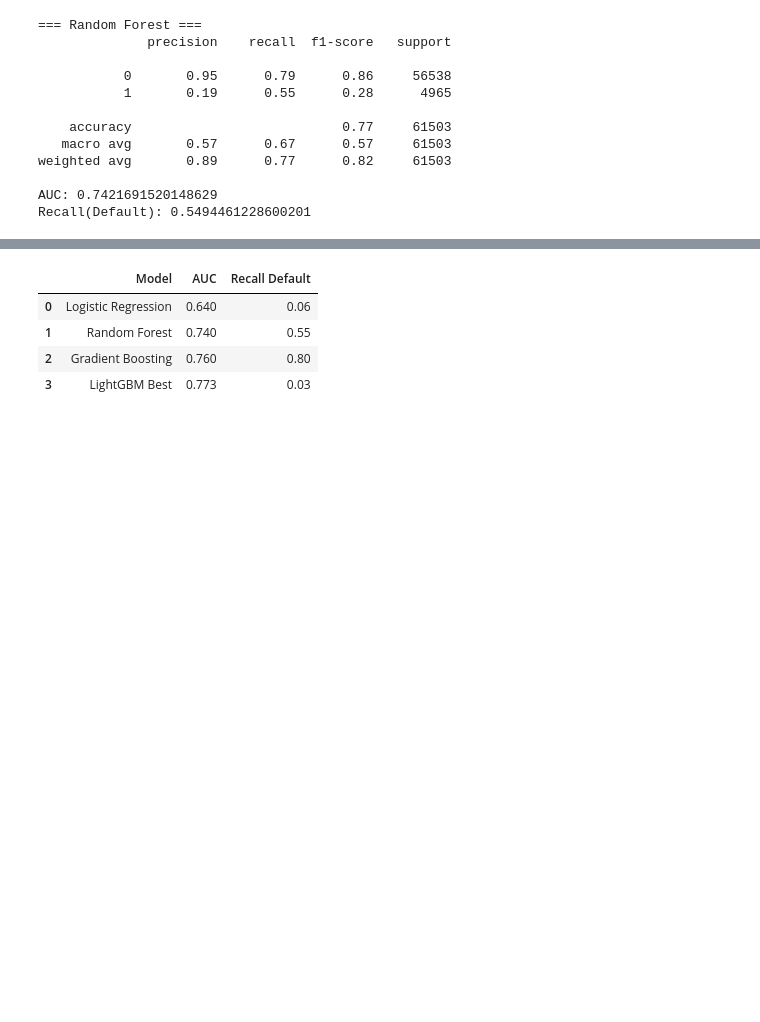
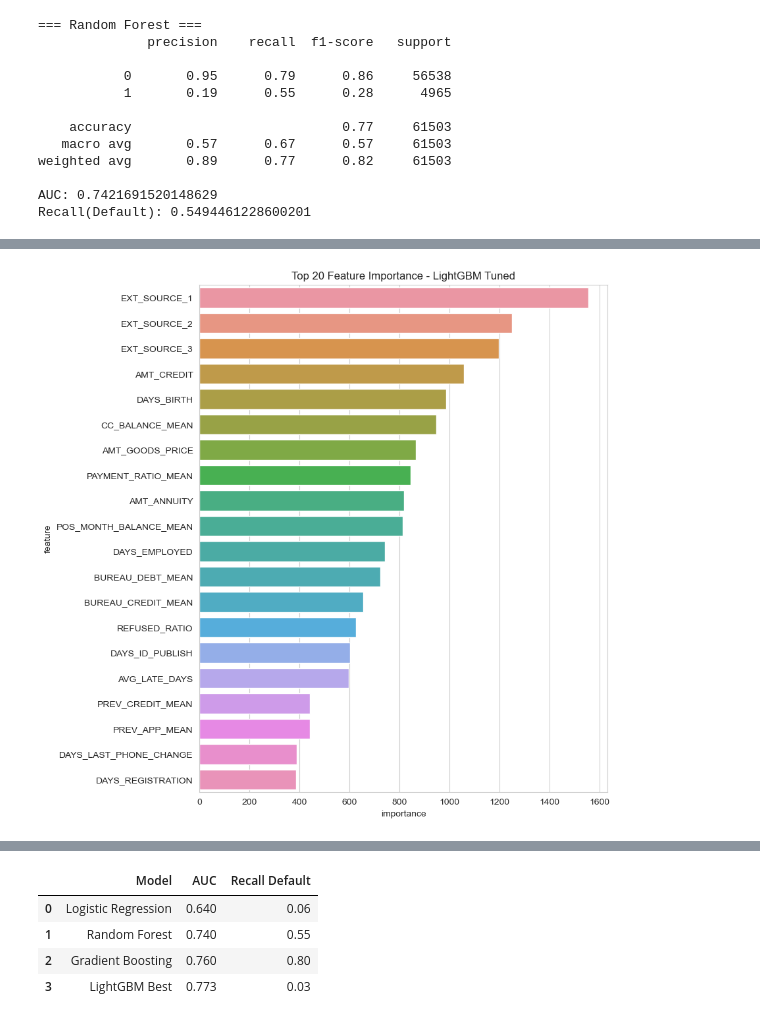
Before and after one commit to wahyudi333/Final-Task---Rakamin-x-Home-Credit-Indonesia, a Jupyter notebook: Final Task - Rakamin x Home Credit Indonesia.ipynb, the cells around one changed output, grey strips where cells are left out. Cells and saved outputs as stored; diff of their text form; code cells hidden in the pictures; blank space fills up the shorter version.

```diff
--- a/Final Task - Rakamin x Home Credit Indonesia.ipynb
+++ b/Final Task - Rakamin x Home Credit Indonesia.ipynb
@@ -529,3 +529,23 @@ plt.show()
+# %%
+# ambil nama kolom hasil transformasi OHE
+ohe_cols = preprocess.named_transformers_['cat'].get_feature_names_out(cat_cols)
+
+# gabungkan fitur kategorik yang sudah OHE dengan fitur numerik
+all_features = np.concatenate([ohe_cols, num_cols])
+
+# Ambil importance dari model LightGBM
+importance_df = pd.DataFrame({
+    'feature': all_features,
+    'importance': best_model.feature_importances_
+}).sort_values(by='importance', ascending=False).head(20)
+
+# Plot ulang
+plt.figure(figsize=(8,10))
+sns.barplot(x='importance', y='feature', data=importance_df)
+plt.title('Top 20 Feature Importance - LightGBM Tuned')
+plt.show()
+# %% [output]
+[figure, added]
 # %%
 test_master = test.copy()
 
```
Also changed, not shown: parts of 9 cells of this notebook.
